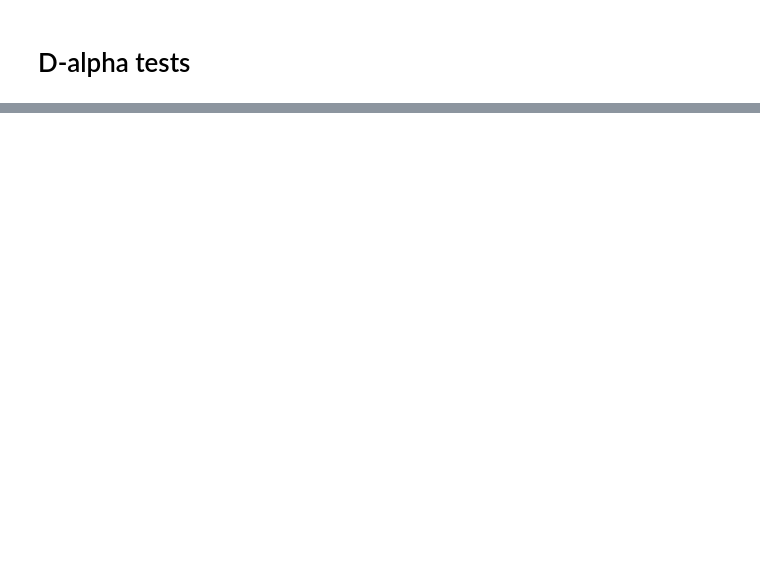
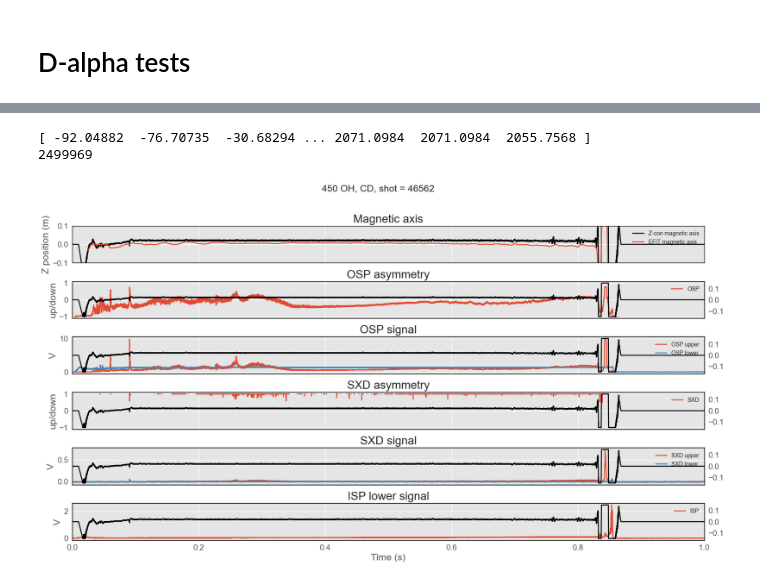
Before and after one commit to PoloidalLloyd/notebooks, a Jupyter notebook: plasma_control/diagnostic_analysis/diagnostic_tests.ipynb, the cells around one changed output, grey strips where cells are left out. Saved outputs shown, nothing was run; the diff lists cells and outputs as text; code cells hidden in the pictures; blank space fills up the shorter version.

```diff
--- a/plasma_control/diagnostic_analysis/diagnostic_tests.ipynb
+++ b/plasma_control/diagnostic_analysis/diagnostic_tests.ipynb
@@ -60,0 +79,8 @@ plt.plot(mag_time, mag_z, label='Magnetic axis')
+# %%
+shot_number = 46562
+
+compare_d_alpha(shot_number, '450 OH, CD, shot = 46562')
+# %% [output]
+[ -92.04882  -76.70735  -30.68294 ... 2071.0984  2071.0984  2055.7568 ]
+2499969
+[figure, added]
```
Also changed, not shown: parts of 25 cells of this notebook, 1 other file.
